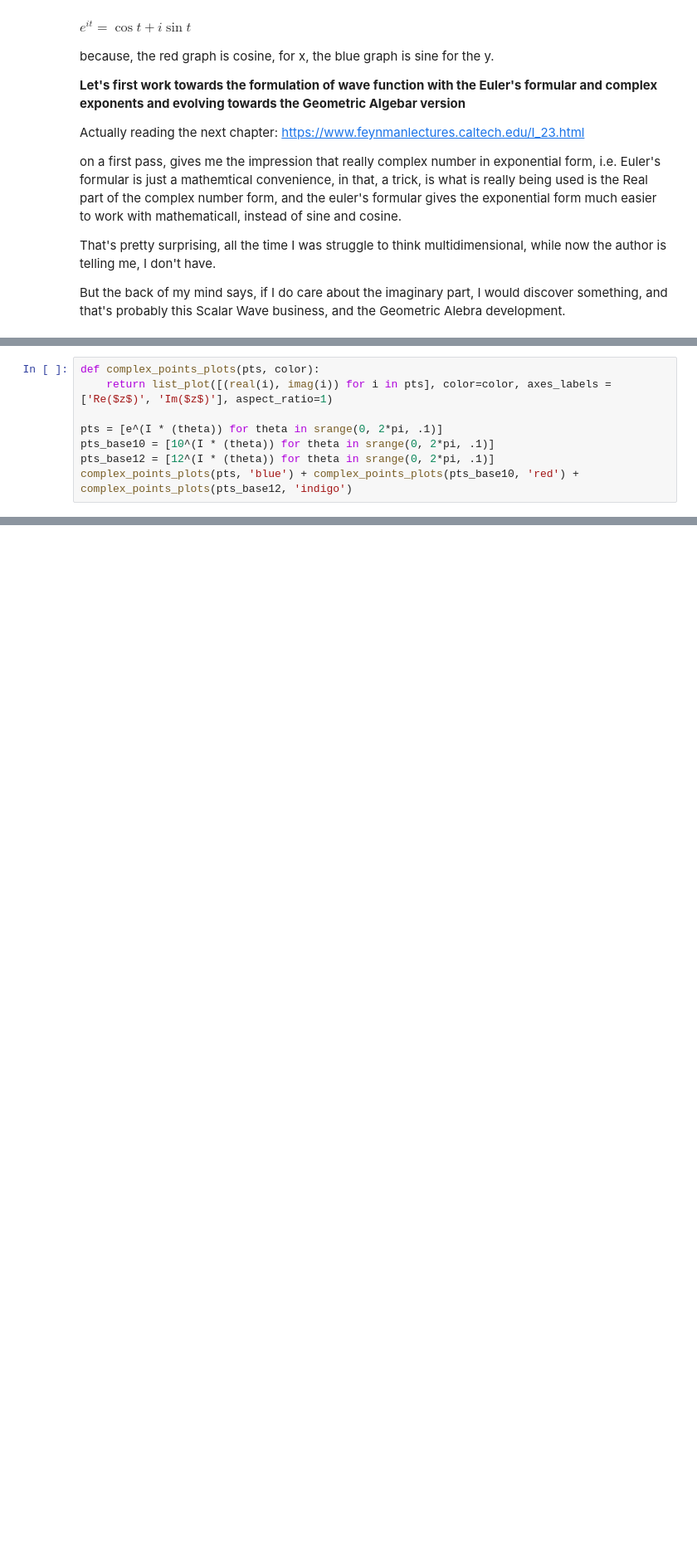
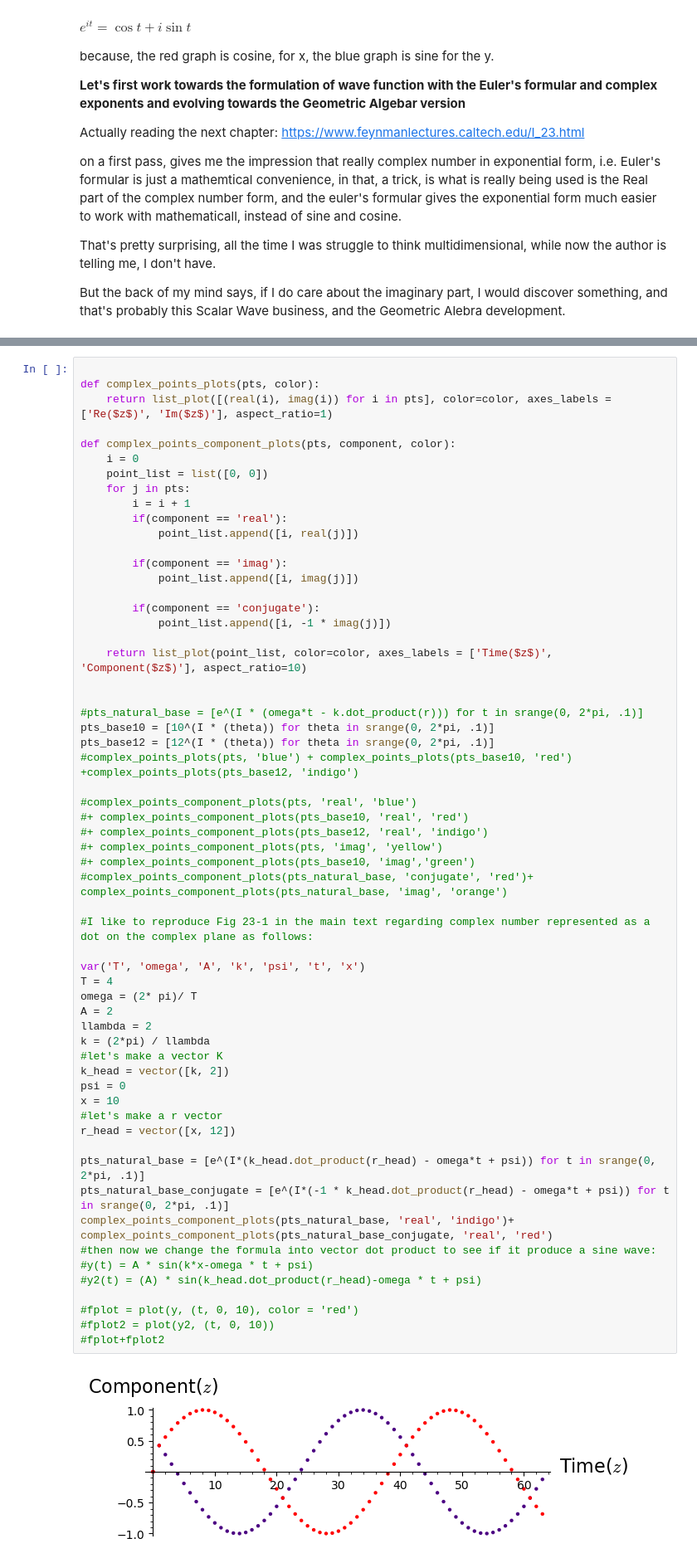
Before and after one commit to john-washington/sage, a Jupyter notebook: regarding_omega_t_minus_kr.ipynb, the cells around one changed output, grey strips where cells are left out. Shown at 83% size. Saved outputs shown, nothing was run; the diff lists cells and outputs as text; blank space fills up the shorter version.

Commit message:
phase conjugate wavw
much progress

```diff
--- a/regarding_omega_t_minus_kr.ipynb
+++ b/regarding_omega_t_minus_kr.ipynb
@@ -406,8 +409,0 @@ In trying to understand the Euler's formular or the Magnitude and Phase Angle fo
-# %%
-def complex_points_plots(pts, color):
-    return list_plot([(real(i), imag(i)) for i in pts], color=color, axes_labels = ['Re($z$)', 'Im($z$)'], aspect_ratio=1)
-
-pts = [e^(I * (theta)) for theta in srange(0, 2*pi, .1)]
-pts_base10 = [10^(I * (theta)) for theta in srange(0, 2*pi, .1)]
-pts_base12 = [12^(I * (theta)) for theta in srange(0, 2*pi, .1)]
-complex_points_plots(pts, 'blue') + complex_points_plots(pts_base10, 'red') + complex_points_plots(pts_base12, 'indigo')
@@ -418,3 +410,64 @@ I like to reproduce Fig 23-1 in the main text regarding complex number represent
+# %%
+
+def complex_points_plots(pts, color):
+    return list_plot([(real(i), imag(i)) for i in pts], color=color, axes_labels = ['Re($z$)', 'Im($z$)'], aspect_ratio=1)
+
+def complex_points_component_plots(pts, component, color):
+    i = 0
+    point_list = list([0, 0])
+    for j in pts:
+        i = i + 1
+        if(component == 'real'):
+            point_list.append([i, real(j)])
+
+        if(component == 'imag'):
+            point_list.append([i, imag(j)])
+
+        if(component == 'conjugate'):
+            point_list.append([i, -1 * imag(j)])
+
+    return list_plot(point_list, color=color, axes_labels = ['Time($z$)', 'Component($z$)'], aspect_ratio=10)
+
+
+#pts_natural_base = [e^(I * (omega*t - k.dot_product(r))) for t in srange(0, 2*pi, .1)]
+pts_base10 = [10^(I * (theta)) for theta in srange(0, 2*pi, .1)]
+pts_base12 = [12^(I * (theta)) for theta in srange(0, 2*pi, .1)]
+#complex_points_plots(pts, 'blue') + complex_points_plots(pts_base10, 'red') +complex_points_plots(pts_base12, 'indigo')
+
+#complex_points_component_plots(pts, 'real', 'blue')
+#+ complex_points_component_plots(pts_base10, 'real', 'red')
+#+ complex_points_component_plots(pts_base12, 'real', 'indigo')
+#+ complex_points_component_plots(pts, 'imag', 'yellow')
+#+ complex_points_component_plots(pts_base10, 'imag','green')
+#complex_points_component_plots(pts_natural_base, 'conjugate', 'red')+ complex_points_component_plots(pts_natural_base, 'imag', 'orange')
+
+#I like to reproduce Fig 23-1 in the main text regarding complex number represented as a dot on the complex plane as follows:
+
+var('T', 'omega', 'A', 'k', 'psi', 't', 'x')
+T = 4
+omega = (2* pi)/ T
+A = 2
+llambda = 2
+k = (2*pi) / llambda
+#let's make a vector K
+k_head = vector([k, 2])
+psi = 0
+x = 10
+#let's make a r vector
+r_head = vector([x, 12])
+
+pts_natural_base = [e^(I*(k_head.dot_product(r_head) - omega*t + psi)) for t in srange(0, 2*pi, .1)]
+pts_natural_base_conjugate = [e^(I*(-1 * k_head.dot_product(r_head) - omega*t + psi)) for t in srange(0, 2*pi, .1)]
+complex_points_component_plots(pts_natural_base, 'real', 'indigo')+ complex_points_component_plots(pts_natural_base_conjugate, 'real', 'red')
+#then now we change the formula into vector dot product to see if it produce a sine wave:
+#y(t) = A * sin(k*x-omega * t + psi)
+#y2(t) = (A) * sin(k_head.dot_product(r_head)-omega * t + psi)
+
+#fplot = plot(y, (t, 0, 10), color = 'red')
+#fplot2 = plot(y2, (t, 0, 10))
+#fplot+fplot2
+# %% [output]
+[figure, added]
 # %%
 ex = 2
 ey = 2
```
Also changed, not shown: parts of 4 cells of this notebook.
